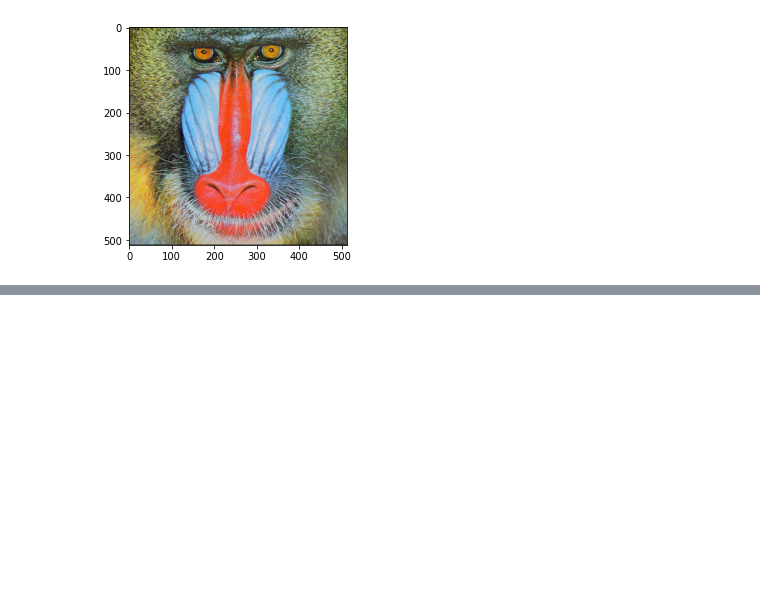
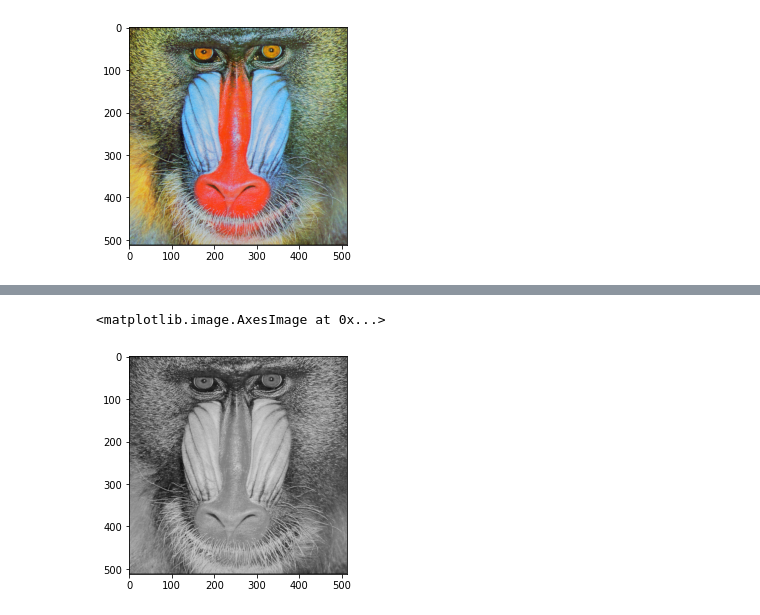
Before and after one commit to andhikautama/PCVK_Genap_2021, a Jupyter notebook: week3.ipynb, the cells around one changed output, grey strips where cells are left out. Drawn from its saved outputs; the diff is of its cells as text; code cells hidden in the pictures; blank space fills up the shorter version.

```diff
--- a/week3.ipynb
+++ b/week3.ipynb
@@ -122 +130,9 @@ plt.imshow(img_color)
+# %%
+#Tugas Nomor 3B
+imglight = cv.imread('/content/drive/MyDrive/mandrill.tiff')
+imglight[:] = np.max(imglight,axis=-1, keepdims=1)/2+np.min(imglight,axis=-1,keepdims=1)/2
+plt.imshow(imglight)
+# %% [output]
+<matplotlib.image.AxesImage at 0x...>
+[figure, added]
 # %%
```
Also changed, not shown: parts of 5 cells of this notebook.
